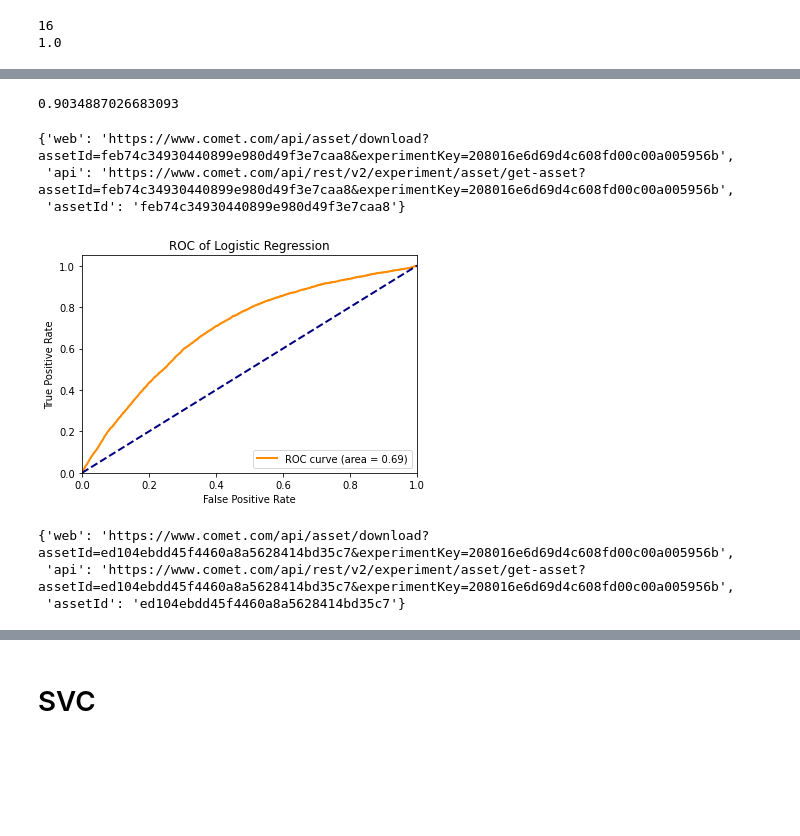
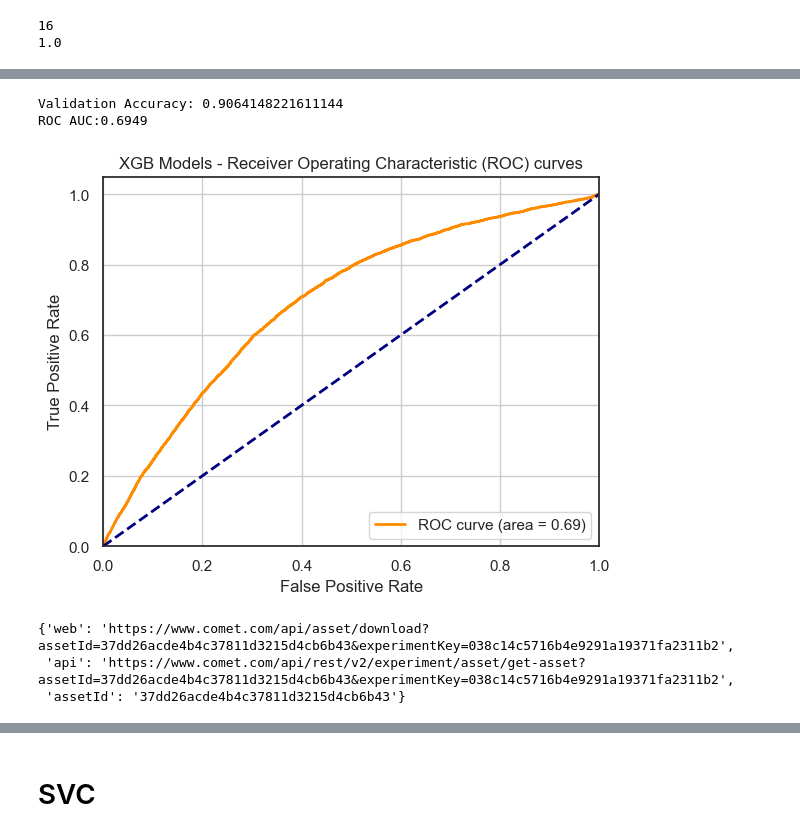
Before and after one commit to mina-parham/IFT6758-Project, a Jupyter notebook: notebooks/Milestone2_task6.ipynb, the cells around one changed output, grey strips where cells are left out. Drawn from its saved outputs; the diff is of its cells as text; code cells hidden in the pictures; blank space fills up the shorter version.

Commit message:
update question 6

```diff
--- a/notebooks/Milestone2_task6.ipynb
+++ b/notebooks/Milestone2_task6.ipynb
@@ -66 +65,5 @@ test_label = df_test['is_goal']
+# %%
+df = df_train.fillna(0)
+X = df[columns].astype(float)
+y =df_train['is_goal']
 # %%
@@ -104,4 +88,5 @@ experiment = Experiment(
     project_name="ift-6758",
     workspace="ift-6758-2",
 )
+experiment.set_name('Question-6/bestmodel')
 # %% [output]
@@ -162,4 +169,0 @@ experiment.log_metric("Accuracy score Logistic Regression", acc_score)
-# %%
-acc_score
-# %% [output]
-0.9034887026683093
@@ -168,39 +170,40 @@ y_predict = search_logR.predict(test_data)
-# %%
-experiment.log_confusion_matrix(test_label,y_predict)
-# %% [output]
-{'web': 'https://www.comet.com/api/asset/download?assetId=feb74c34930440899e980d49f3e7caa8&experimentKey=208016e6d69d4c608fd00c00a005956b',
- 'api': 'https://www.comet.com/api/rest/v2/experiment/asset/get-asset?assetId=feb74c34930440899e980d49f3e7caa8&experimentKey=208016e6d69d4c608fd00c00a005956b',
- 'assetId': 'feb74c34930440899e980d49f3e7caa8'}
+# %%
+acc_ex_lr, lr_auc_lr, lr_fpr_lr, lr_tpr_lr, lr_probs_lr = metrics(search_logR, X_test, y_test, "lr", "Question6")
+# %% [output]
+Validation Accuracy: 0.9064148221611144
+ROC AUC:0.6949
 # %%
 #plot roc
 from sklearn.metrics import roc_curve, auc
 
 y_score = search_logR.decision_function(X_test)
 fpr, tpr, _ = roc_curve(y_test, y_score)
 roc_auc = auc(fpr, tpr)
 
 plt.figure()
 lw = 2
 plt.plot(
     fpr,
     tpr,
     color="darkorange",
     lw=lw,
     label="ROC curve (area = %0.2f)" % roc_auc,
 )
 plt.plot([0, 1], [0, 1], color="navy", lw=lw, linestyle="--")
 plt.xlim([0.0, 1.0])
 plt.ylim([0.0, 1.05])
-plt.xlabel("False Positive Rate")
-plt.ylabel("True Positive Rate")
-plt.title("ROC of Logistic Regression")
+plt.xlabel('False Positive Rate')
+plt.ylabel('True Positive Rate')
+plt.title('XGB Models - Receiver Operating Characteristic (ROC) curves')
 plt.legend(loc="lower right")
+plt.grid()
+
 
 
 plt.show()
 experiment.log_curve(f"ROC - Logistic Regression",fpr, tpr)
 # %% [output]
-[figure, old version]
+[figure, new version]
-{'web': 'https://www.comet.com/api/asset/download?assetId=ed104ebdd45f4460a8a5628414bd35c7&experimentKey=208016e6d69d4c608fd00c00a005956b',
- 'api': 'https://www.comet.com/api/rest/v2/experiment/asset/get-asset?assetId=ed104ebdd45f4460a8a5628414bd35c7&experimentKey=208016e6d69d4c608fd00c00a005956b',
- 'assetId': 'ed104ebdd45f4460a8a5628414bd35c7'}
+{'web': 'https://www.comet.com/api/asset/download?assetId=37dd26acde4b4c37811d3215d4cb6b43&experimentKey=038c14c5716b4e9291a19371fa2311b2',
+ 'api': 'https://www.comet.com/api/rest/v2/experiment/asset/get-asset?assetId=37dd26acde4b4c37811d3215d4cb6b43&experimentKey=038c14c5716b4e9291a19371fa2311b2',
+ 'assetId': '37dd26acde4b4c37811d3215d4cb6b43'}
```
Also changed, not shown: parts of 74 cells of this notebook, 7 other files.
